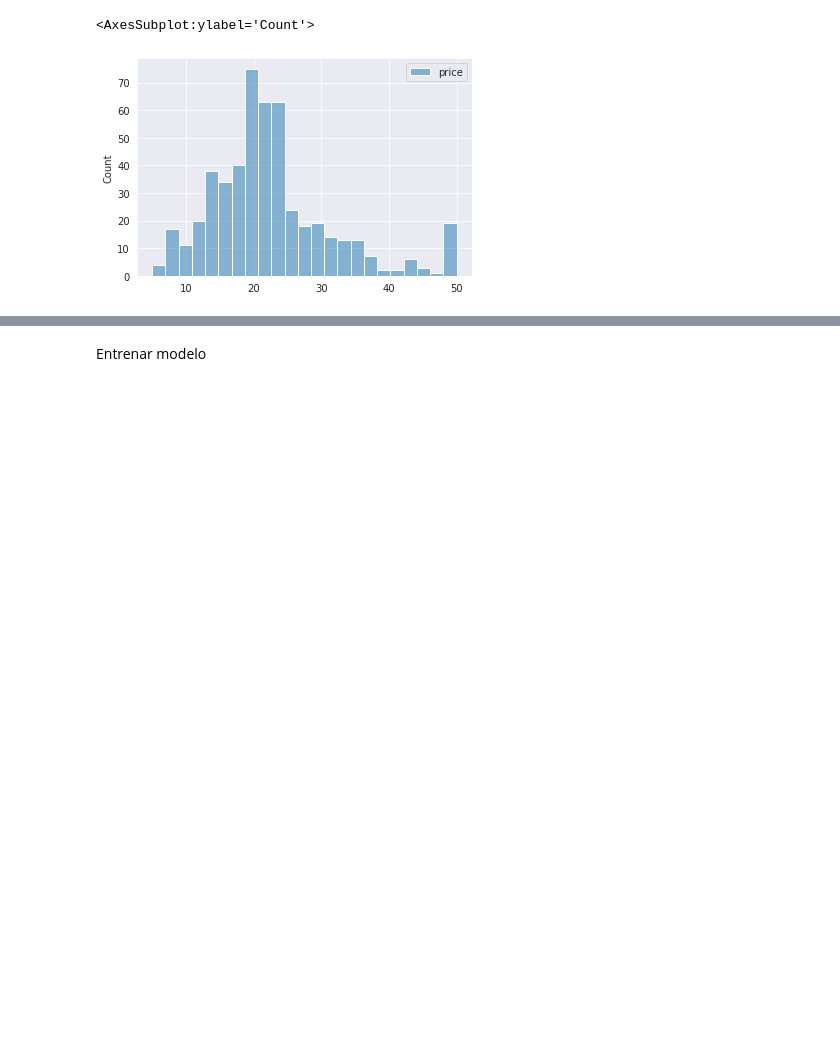
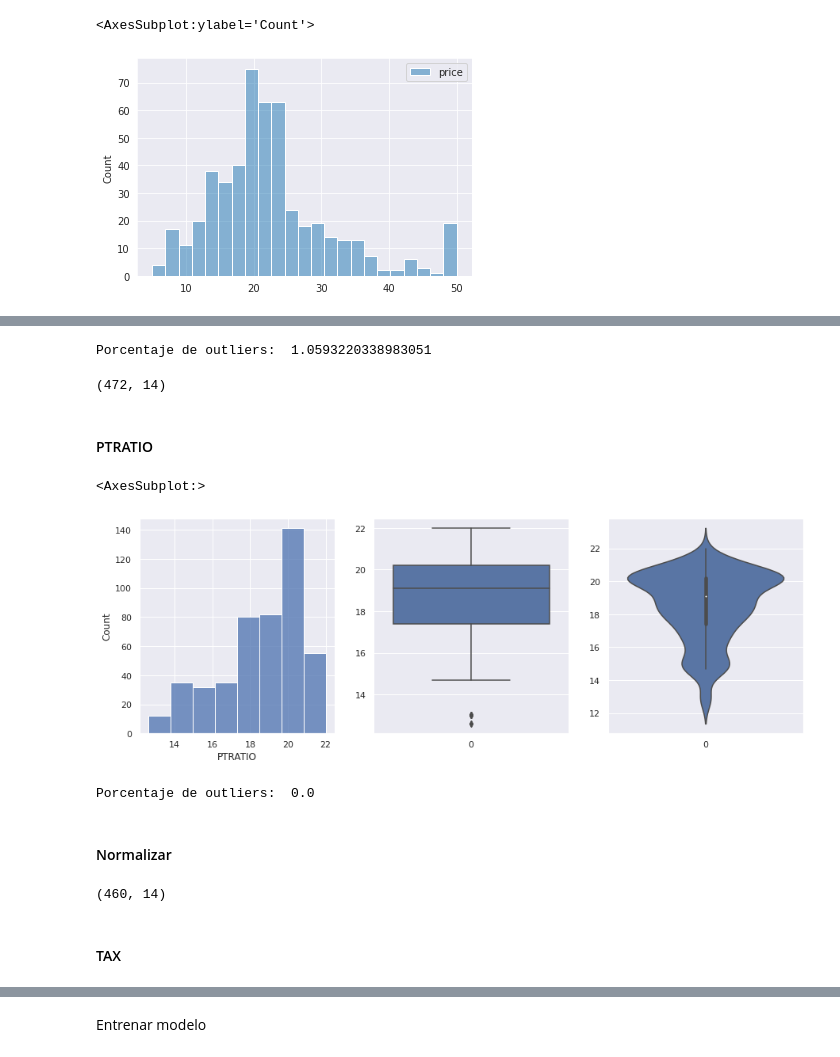
Before and after one commit to jeo10/datamining-frt, a Jupyter notebook: dataset_boston/data_boston.ipynb, the cells around one changed output, grey strips where cells are left out. Drawn from its saved outputs; the diff is of its cells as text; code cells hidden in the pictures; blank space fills up the shorter version.

```diff
--- a/dataset_boston/data_boston.ipynb
+++ b/dataset_boston/data_boston.ipynb
@@ -64,0 +121,40 @@ sns.histplot(y)
+# %%
+Q1 = df.RM.quantile(0.25)
+Q3 = df.RM.quantile(0.75)
+IQR = Q3 - Q1
+BI = Q1 - 1.5*IQR
+BS = Q3 + 1.5*IQR
+out = ((df.RM < BI) | (df.RM > BS))
+print("Porcentaje de outliers: ", 100*out.sum()/out.count())
+# %% [output]
+Porcentaje de outliers:  1.0593220338983051
+# %%
+# Quitar outliers
+out = ((df.RM >= BI) & (df.RM <= BS))
+df = df.loc[out]
+df.shape
+#si después de quitar ouliers se generan nuevos. volver a hacer un filtro?
+# %% [output]
+(472, 14)
+# %% [markdown]
+#### PTRATIO
+# %%
+_, axes = plt.subplots(1, 3, figsize=(15, 5))
+sns.histplot(data=df.PTRATIO, bins=8, ax=axes[0])
+sns.boxplot(data=df.PTRATIO, ax=axes[1])
+sns.violinplot(data=df.PTRATIO, ax=axes[2])
+# %% [output]
+<AxesSubplot:>
+[figure, added]
+# %%
+Q1 = df.PTRATIO.quantile(0.25)
+Q3 = df.PTRATIO.quantile(0.75)
+IQR = Q3 - Q1
+BI = Q1 - 1.5*IQR
+BS = Q3 + 1.5*IQR
+out = ((df.PTRATIO < BI) | (df.PTRATIO > BS))
+print("Porcentaje de outliers: ", 100*out.sum()/out.count())
+# %% [output]
+Porcentaje de outliers:  0.0
+# %% [markdown]
+#### Normalizar
@@ -64,0 +163,9 @@ sns.histplot(y)
+# %%
+# Quitar outliers
+out = ((df.PTRATIO >= BI) & (df.PTRATIO <= BS))
+df = df.loc[out]
+df.shape
+# %% [output]
+(460, 14)
+# %% [markdown]
+#### TAX
```
Also changed, not shown: parts of 102 cells of this notebook.
